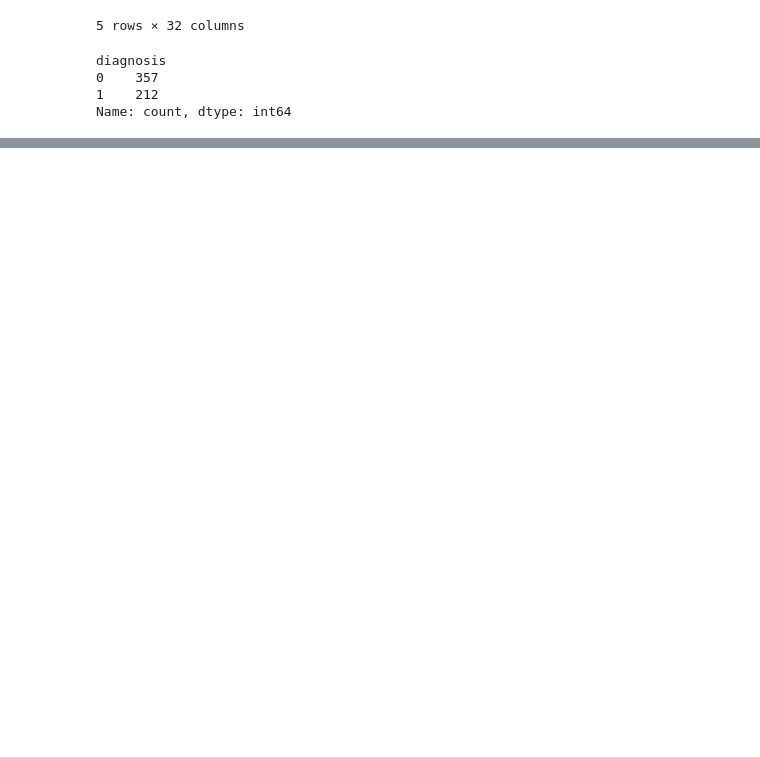
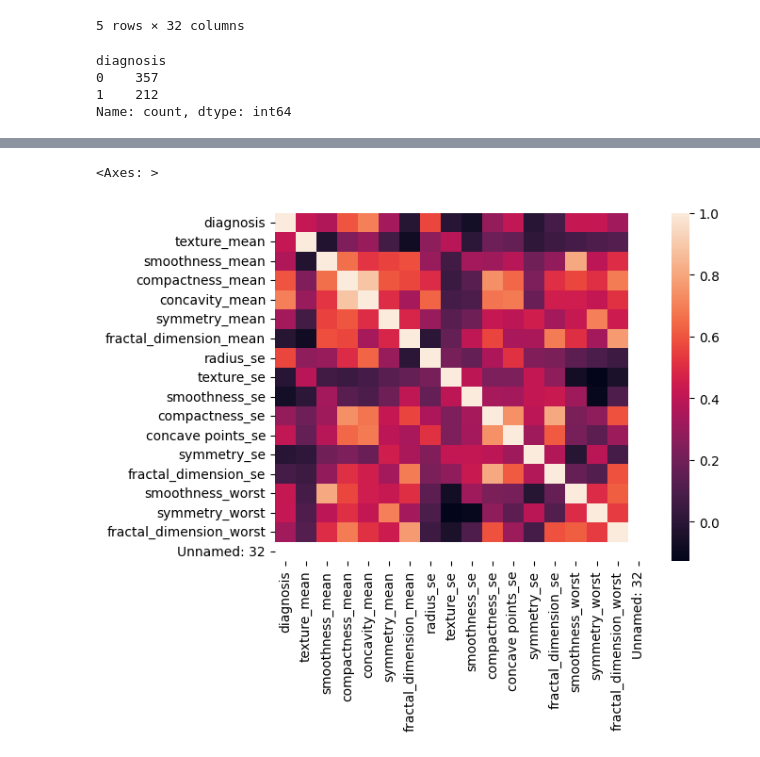
Before and after one commit to Harsimran-singh-7765/Elevate_labs_Harsimran_singh_task_4, a Jupyter notebook: main.ipynb, the cells around one changed output, grey strips where cells are left out. Saved outputs shown, nothing was run; the diff lists cells and outputs as text; code cells hidden in the pictures; blank space fills up the shorter version.

```diff
--- a/main.ipynb
+++ b/main.ipynb
@@ -82,0 +88,25 @@ sns.heatmap(df.corr())
+# %%
+
+
+def get_highly_correlated_features(df, threshold=0.9):
+    """
+    Finds features with correlation greater than the given threshold.
+
+    Args:
+        df (pd.DataFrame): Dataset with only numeric features
+        threshold (float): Correlation threshold (default 0.9)
+
+    Returns:
+        List[str]: List of features recommended for removal
+    """
+    corr_matrix = df.corr().abs()  # Absolute correlations
+    upper_triangle = corr_matrix.where(
+        np.triu(np.ones(corr_matrix.shape), k=1).astype(bool)
+    )
+
+    to_drop = [
+        column for column in upper_triangle.columns
+        if any(upper_triangle[column] > threshold)
+    ]
+
+    return to_drop
@@ -82,0 +120,4 @@ sns.heatmap(df.corr())
+# %%
+## droping them
+
+df_new = df.drop(high_corr_features,axis=1)
@@ -82,0 +133,5 @@ sns.heatmap(df.corr())
+# %%
+sns.heatmap(df_new.corr())
+# %% [output]
+<Axes: >
+[figure, added]
```
Also changed, not shown: parts of 11 cells of this notebook.
